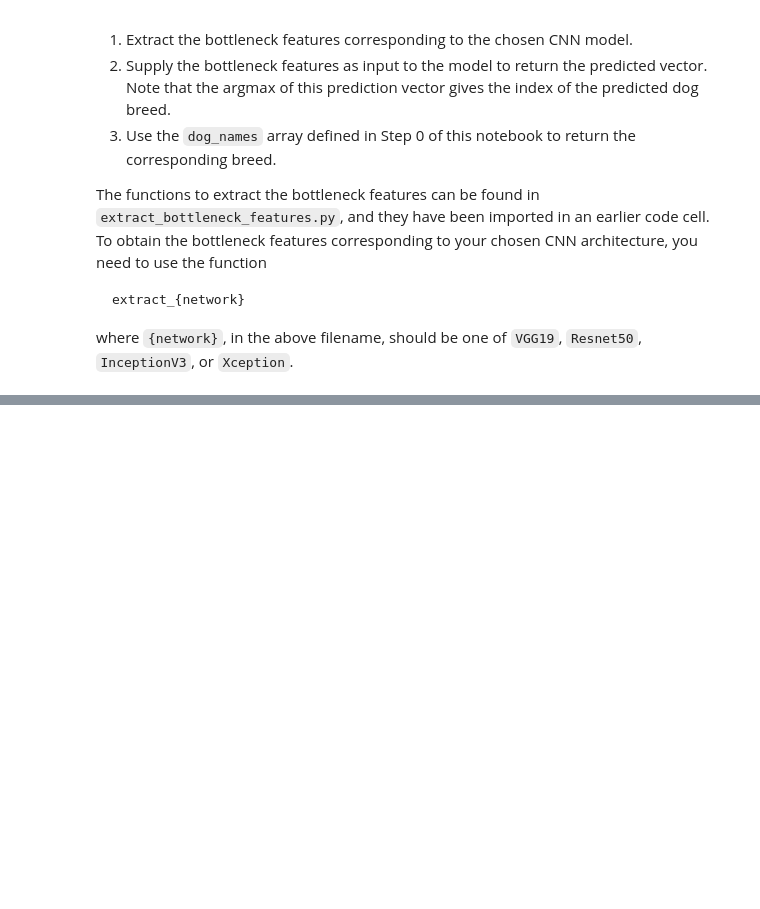
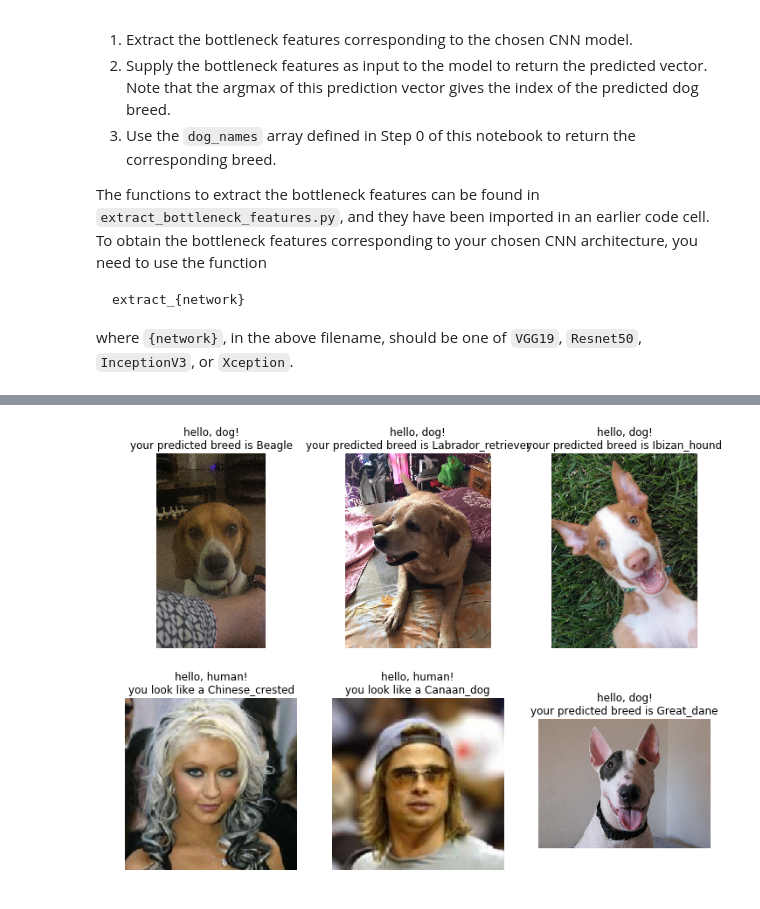
Before and after one commit to devinsaini/dog-project, a Jupyter notebook: dog_app.ipynb, the cells around one changed output, grey strips where cells are left out. Drawn from its saved outputs; the diff is of its cells as text; code cells hidden in the pictures; blank space fills up the shorter version.

```diff
--- a/dog_app.ipynb
+++ b/dog_app.ipynb
@@ -637,3 +743,27 @@ Some sample output for our algorithm is provided below, but feel free to design
+# %%
+### TODO: Write your algorithm.
+### Feel free to use as many code cells as needed.
+def detector_main(file_path, ax=None):
+    if face_detector(file_path):
+        subject = "human"
+    if dog_detector(file_path):
+        subject = "dog"
+
+    if not subject:
+        print("ERROR: didn't detect a human or a dog")
+        return
+
+    breed = InceptionV3_predict_breed(file_path)
+    greeting = "hello, {}!".format(subject)
+    detection = "your predicted breed is {}".format(breed) if subject=="dog" else "you look like a {}".format(breed)
+
+    img = cv2.imread(file_path)
+    cv_rgb = cv2.cvtColor(img, cv2.COLOR_BGR2RGB)
+    if ax is None:
+        ax = plt.subplot(111)
+    ax.imshow(cv_rgb)
+    ax.axis('off')
+    ax.set_title(greeting+"\n"+detection)
 # %% [markdown]
 ---
 <a id='step7'></a>
@@ -654,0 +786,23 @@ __Answer:__
+# %%
+## TODO: Execute your algorithm from Step 6 on
+## at least 6 images on your computer.
+## Feel free to use as many code cells as needed.
+from matplotlib import gridspec
+import math
+
+#targets = ["images/Labrador_retriever_06457.jpg", "images/Brittany_02625.jpg", "images/Cooper.jpg", "images/Demi_Moore_0004.jpg"]
+targets = ["images/Cooper2.jpg","images/Muffin1.jpg","images/Ibizan_hound_05697.jpg",
+           "images/Christina_Aguilera_0003.jpg","images/Brad_Pitt_0001.jpg","images/Bull_terrier_02745.jpg"]
+
+cols = 3
+rows = int(math.ceil(len(targets) / cols))
+
+gs = gridspec.GridSpec(rows, cols)
+fig = plt.figure(figsize=(12,9))
+
+for i, target in enumerate(targets):
+    #print(i,target)
+    ax = fig.add_subplot(gs[i])
+    detector_main(target, ax=ax)
+# %% [output]
+[figure, added]
```
Also changed, not shown: parts of 27 cells of this notebook, 3 other files.
